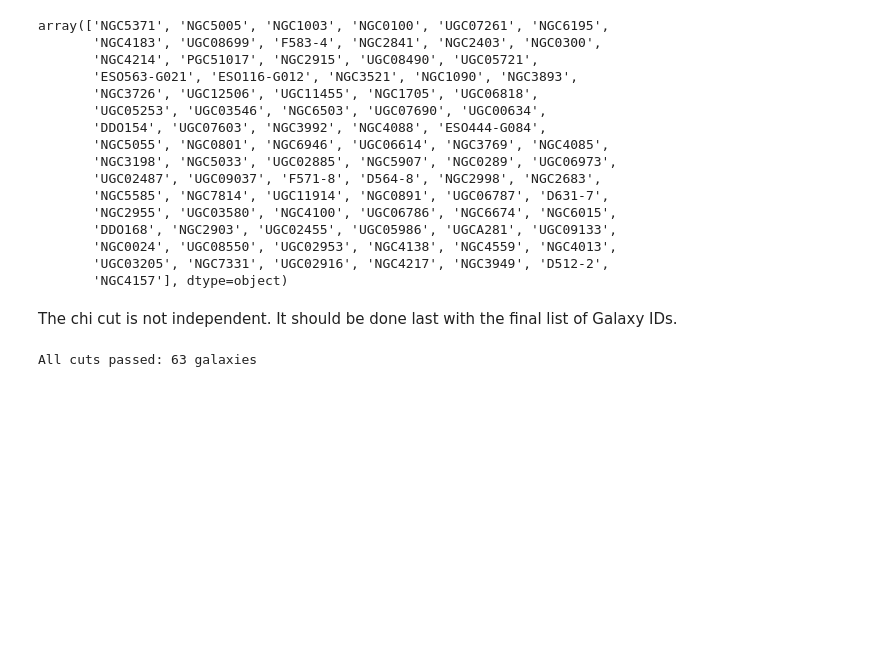
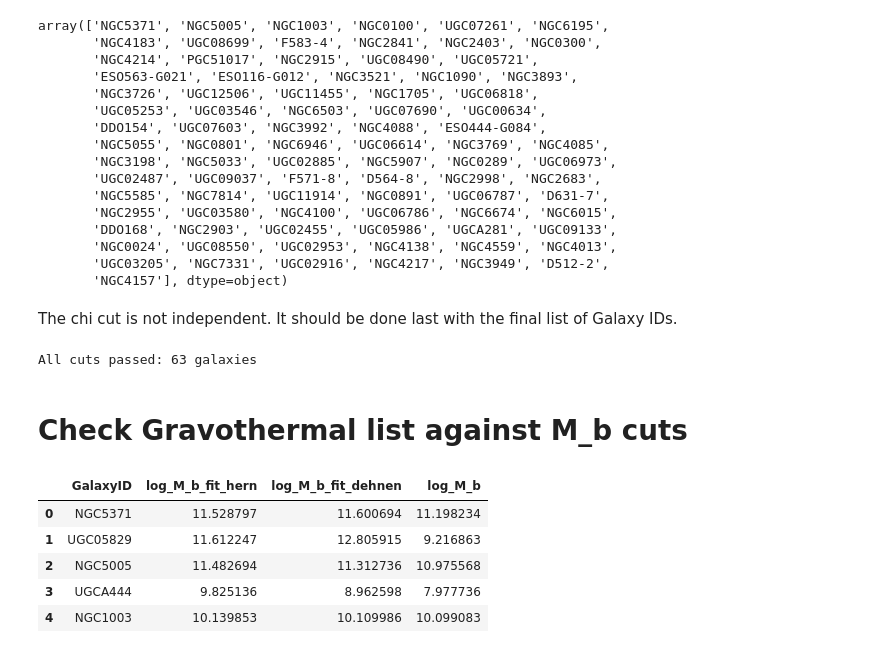
Before and after one commit to AdamSmithOrlik/sidm-rotation-curves-SPARC, a Jupyter notebook: development/dev.ipynb, the cells around one changed output. Drawn from its saved outputs; the diff is of its cells as text; code cells hidden in the pictures; blank space fills up the shorter version.

Commit message:
checkpoint

```diff
--- a/development/dev.ipynb
+++ b/development/dev.ipynb
@@ -1366,3 +1366,18 @@ final_count = df[all_cuts].shape[0]
 print(f"All cuts passed: {final_count} galaxies")
 # %% [output]
 All cuts passed: 63 galaxies
+# %% [markdown]
+# Check Gravothermal list against M_b cuts
+# %%
+data_path = os.getcwd() + "/../data/fit_data/"
+
+df = pd.read_csv(data_path + "M_b_comparison.csv")
+
+df.head()
+# %% [output]
+|  | GalaxyID | log_M_b_fit_hern | log_M_b_fit_dehnen | log_M_b |
+| 0 | NGC5371 | 11.528797 | 11.600694 | 11.198234 |
+| 1 | UGC05829 | 11.612247 | 12.805915 | 9.216863 |
+| 2 | NGC5005 | 11.482694 | 11.312736 | 10.975568 |
+| 3 | UGCA444 | 9.825136 | 8.962598 | 7.977736 |
+| 4 | NGC1003 | 10.139853 | 10.109986 | 10.099083 |
```
Also changed, not shown: parts of 3 cells of this notebook, 2 other files.
